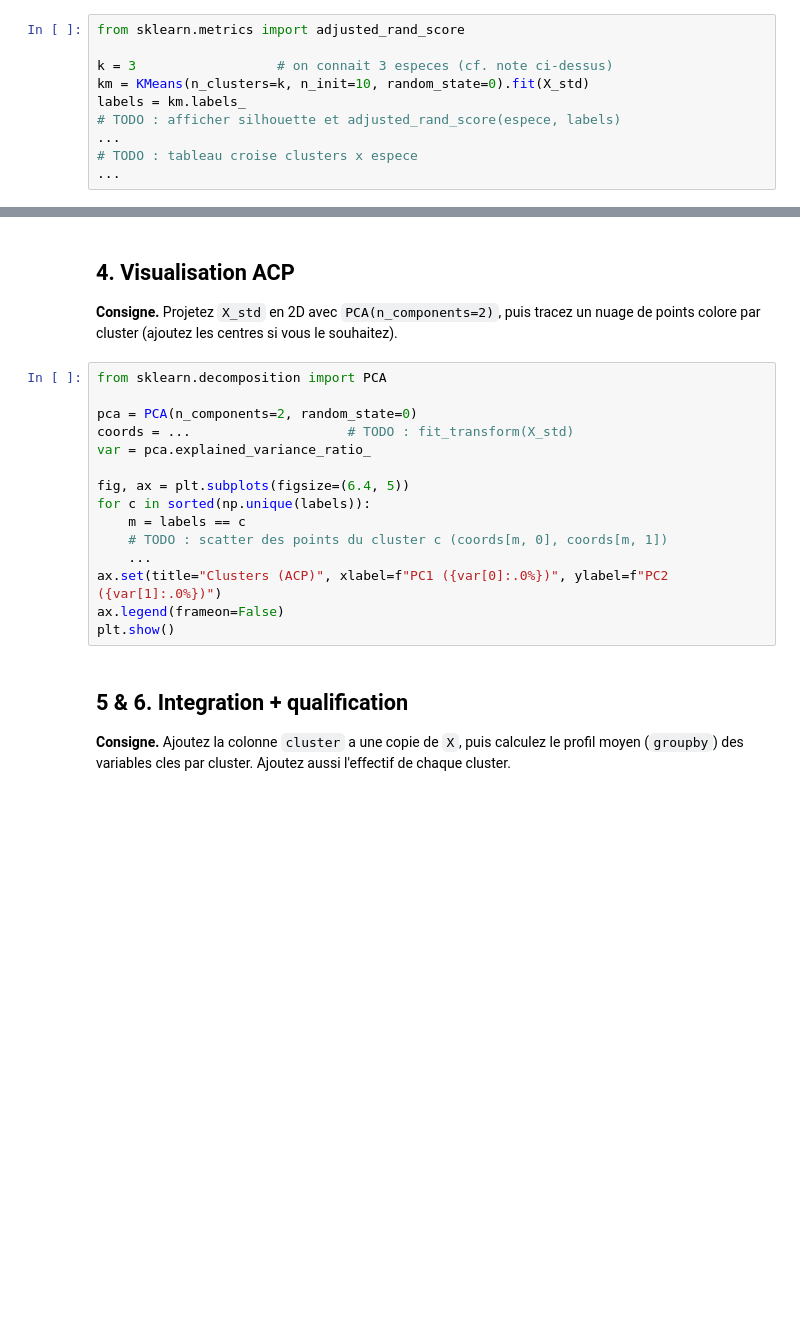
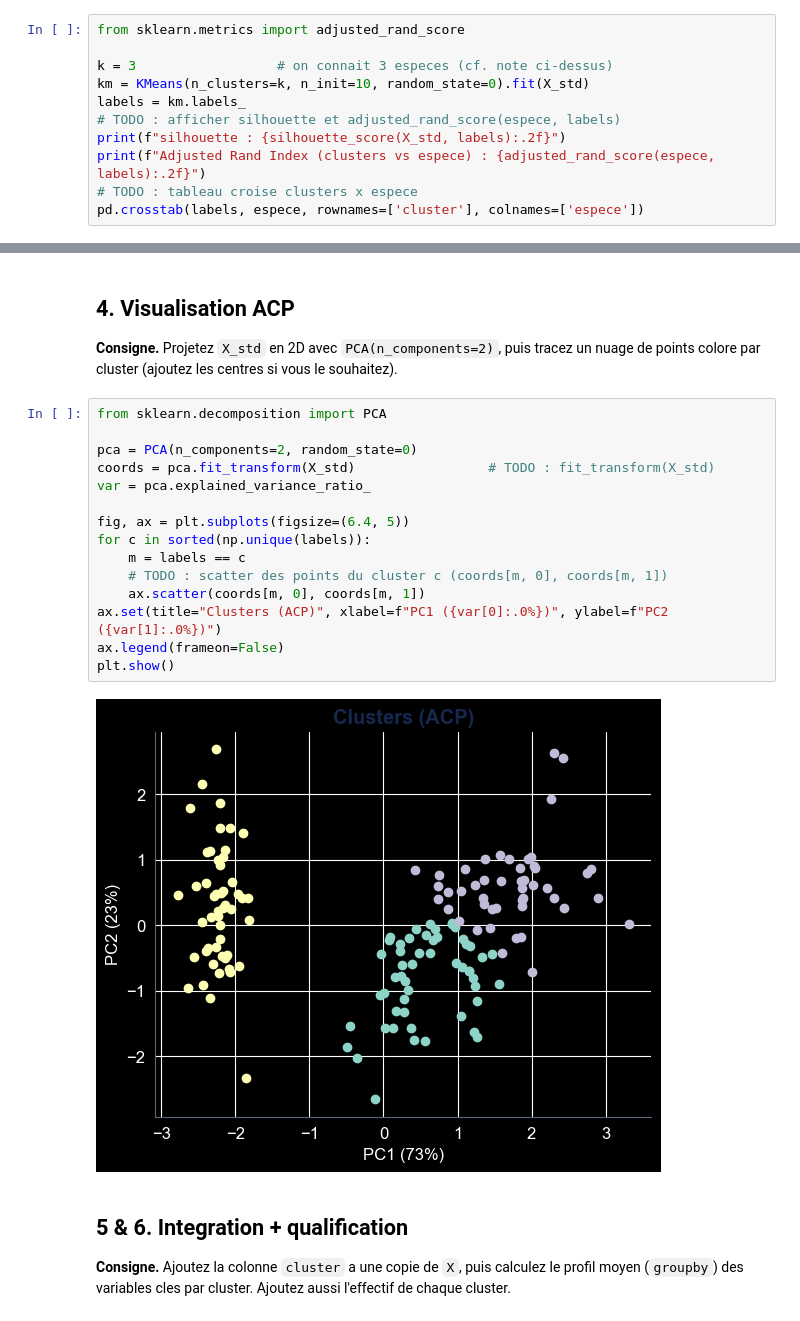
Before and after one commit to diiad/ML_2ESGI, a Jupyter notebook: TP1_kmeans_acp_TODO.ipynb, the cells around one changed output, grey strips where cells are left out. Drawn from its saved outputs; the diff is of its cells as text; blank space fills up the shorter version.

```diff
--- a/TP1_kmeans_acp_TODO.ipynb
+++ b/TP1_kmeans_acp_TODO.ipynb
@@ -117,6 +124,7 @@ k = 3                  # on connait 3 especes (cf. note ci-dessus)
 km = KMeans(n_clusters=k, n_init=10, random_state=0).fit(X_std)
 labels = km.labels_
 # TODO : afficher silhouette et adjusted_rand_score(espece, labels)
-...
+print(f"silhouette : {silhouette_score(X_std, labels):.2f}")
+print(f"Adjusted Rand Index (clusters vs espece) : {adjusted_rand_score(espece, labels):.2f}")
 # TODO : tableau croise clusters x espece
-...
+pd.crosstab(labels, espece, rownames=['cluster'], colnames=['espece'])
@@ -127,18 +143,20 @@ nuage de points colore par cluster (ajoutez les centres si vous le souhaitez).
 # %%
 from sklearn.decomposition import PCA
 
 pca = PCA(n_components=2, random_state=0)
-coords = ...                    # TODO : fit_transform(X_std)
+coords = pca.fit_transform(X_std)                 # TODO : fit_transform(X_std)
 var = pca.explained_variance_ratio_
 
 fig, ax = plt.subplots(figsize=(6.4, 5))
 for c in sorted(np.unique(labels)):
     m = labels == c
     # TODO : scatter des points du cluster c (coords[m, 0], coords[m, 1])
-    ...
+    ax.scatter(coords[m, 0], coords[m, 1])
 ax.set(title="Clusters (ACP)", xlabel=f"PC1 ({var[0]:.0%})", ylabel=f"PC2 ({var[1]:.0%})")
 ax.legend(frameon=False)
 plt.show()
+# %% [output]
+[figure, added]
 # %% [markdown]
 ## 5 & 6. Integration + qualification
 **Consigne.** Ajoutez la colonne `cluster` a une copie de `X`, puis calculez le
```
Also changed, not shown: parts of 11 cells of this notebook.
